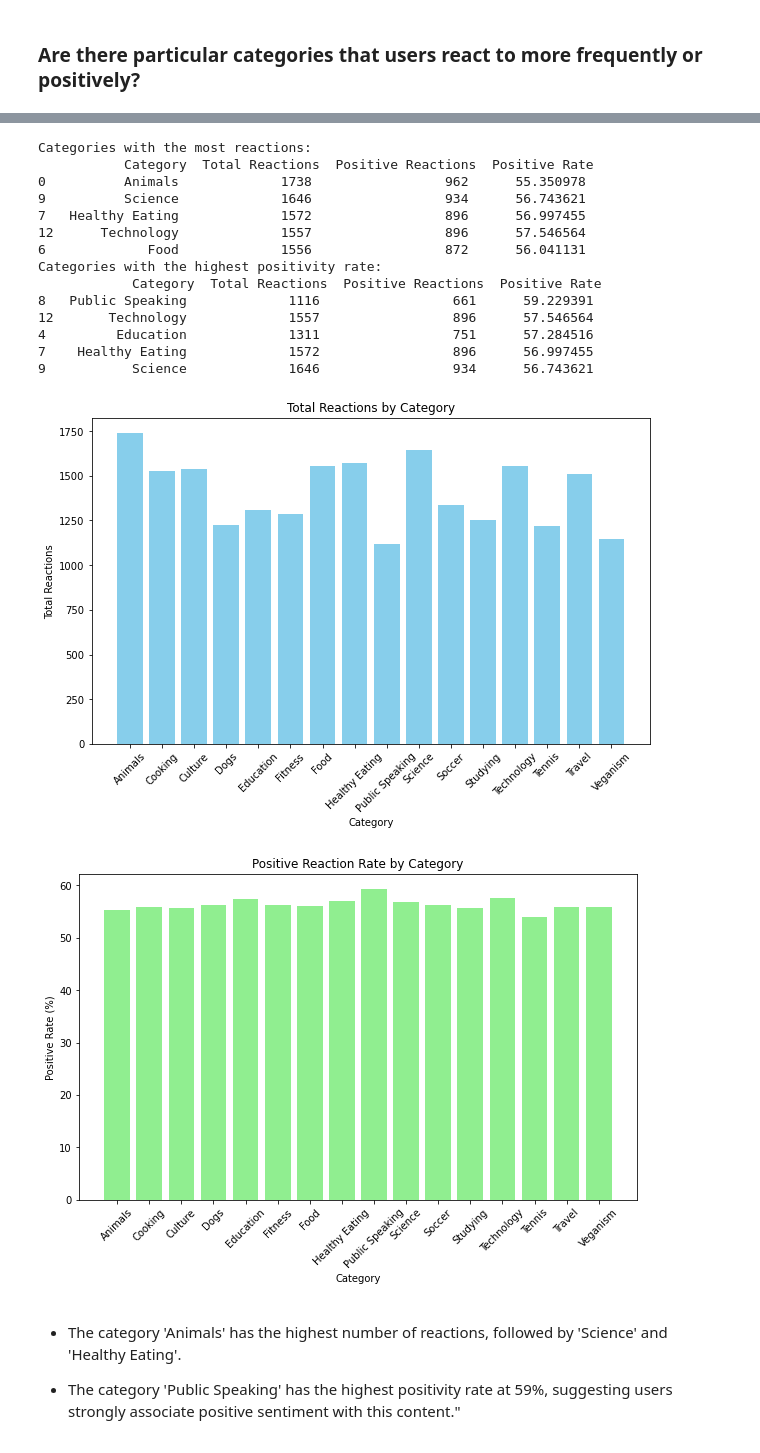
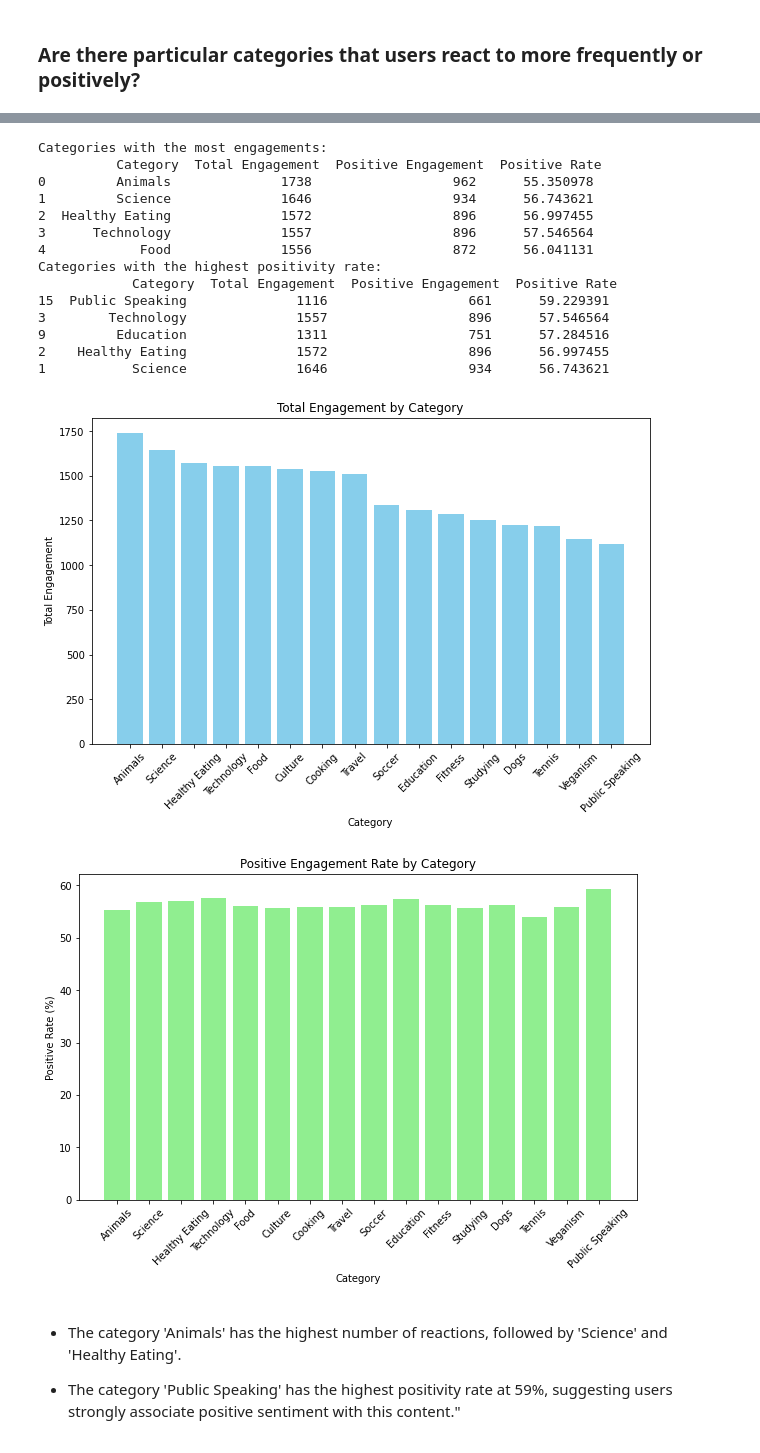
Before and after one commit to Oladk/Accenture-Content-Data-analysis, a Jupyter notebook: Accenture Content Data Analysis.ipynb, the cells around one changed output, grey strips where cells are left out. Drawn from its saved outputs; the diff is of its cells as text; code cells hidden in the pictures.

```diff
--- a/Accenture Content Data Analysis.ipynb
+++ b/Accenture Content Data Analysis.ipynb
@@ -165,3 +171,3 @@ dtype: int64
 # %%
 # Drop missing values
-reaction_data = reaction_data.dropna()
+reaction_data = reaction_data.dropna(axis=0, subset='User ID')
@@ -370,14 +390,14 @@ Name: count, dtype: int64
 # %% [markdown]
 ### Are there particular categories that users react to more frequently or positively?
 # %%
-# Count total reactions per category
-reaction_counts = reaction_data.groupby('Category').size().reset_index(name='Total Reactions')
+# Count total engagement per category
+engagement_counts = reaction_data['Category'].value_counts().reset_index(name='Total Engagement')
 # %%
-# Count positive reactions per category
-positive_reactions = reaction_data[reaction_data['Sentiment'] == 'Positive'].groupby('Category').size().reset_index(name='Positive Reactions')
+# Count positive engagement per category
+positive_engagement = reaction_data[reaction_data['Sentiment'] == 'Positive'].groupby('Category').size().reset_index(name='Positive Engagement')
 
-# Merge with total reactions
-reaction_analysis = pd.merge(reaction_counts, positive_reactions, on='Category', how='left')
-reaction_analysis['Positive Rate'] = (reaction_analysis['Positive Reactions'] / reaction_analysis['Total Reactions']) * 100
-print(reaction_analysis)
+# Merge with total engagement
+engagement_analysis = pd.merge(engagement_counts, positive_engagement, on='Category', how='left')
+engagement_analysis['Positive Rate'] = (engagement_analysis['Positive Engagement'] / engagement_analysis['Total Engagement']) * 100
+print(engagement_analysis)
 # %% [output]
@@ -401,48 +421,48 @@ print(reaction_analysis)
 # %%
-# Sort by Total Reactions
-top_categories_by_frequency = reaction_analysis.sort_values(by='Total Reactions', ascending=False)
+# Sort by Total engagement
+top_categories_by_frequency = engagement_analysis.sort_values(by='Total Engagement', ascending=False)
 
 # Sort by Positive Rate
-top_categories_by_positivity = reaction_analysis.sort_values(by='Positive Rate', ascending=False)
+top_categories_by_positivity = engagement_analysis.sort_values(by='Positive Rate', ascending=False)
 
-print("Categories with the most reactions:\n", top_categories_by_frequency.head())
+print("Categories with the most engagements:\n", top_categories_by_frequency.head())
 print("Categories with the highest positivity rate:\n", top_categories_by_positivity.head())
 # %% [output]
-Categories with the most reactions:
-           Category  Total Reactions  Positive Reactions  Positive Rate
-0          Animals             1738                 962      55.350978
-9          Science             1646                 934      56.743621
-7   Healthy Eating             1572                 896      56.997455
-12      Technology             1557                 896      57.546564
-6             Food             1556                 872      56.041131
+Categories with the most engagements:
+          Category  Total Engagement  Positive Engagement  Positive Rate
+0         Animals              1738                  962      55.350978
+1         Science              1646                  934      56.743621
+2  Healthy Eating              1572                  896      56.997455
+3      Technology              1557                  896      57.546564
+4            Food              1556                  872      56.041131
 Categories with the highest positivity rate:
-            Category  Total Reactions  Positive Reactions  Positive Rate
-8   Public Speaking             1116                 661      59.229391
-12       Technology             1557                 896      57.546564
-4         Education             1311                 751      57.284516
-7    Healthy Eating             1572                 896      56.997455
-9           Science             1646                 934      56.743621
+            Category  Total Engagement  Positive Engagement  Positive Rate
+15  Public Speaking              1116                  661      59.229391
+3        Technology              1557                  896      57.546564
+9         Education              1311                  751      57.284516
+2    Healthy Eating              1572                  896      56.997455
+1           Science              1646                  934      56.743621
 # %%
-# Bar plot for total reactions
+# Bar plot for total engagements
 plt.figure(figsize=(10, 6))
-plt.bar(reaction_analysis['Category'], reaction_analysis['Total Reactions'], color='skyblue')
-plt.title('Total Reactions by Category')
+plt.bar(engagement_analysis['Category'], engagement_analysis['Total Engagement'], color='skyblue')
+plt.title('Total Engagement by Category')
 plt.xlabel('Category')
-plt.ylabel('Total Reactions')
+plt.ylabel('Total Engagement')
 plt.xticks(rotation=45)
 plt.show()
 
 # Bar plot for positive rate
 plt.figure(figsize=(10, 6))
-plt.bar(reaction_analysis['Category'], reaction_analysis['Positive Rate'], color='lightgreen')
-plt.title('Positive Reaction Rate by Category')
+plt.bar(engagement_analysis['Category'], engagement_analysis['Positive Rate'], color='lightgreen')
+plt.title('Positive Engagement Rate by Category')
 plt.xlabel('Category')
 plt.ylabel('Positive Rate (%)')
 plt.xticks(rotation=45)
 plt.show()
 # %% [output]
-[figure, old version]
+[figure, new version]
-[figure, old version]
+[figure, new version]
 # %% [markdown]
 - The category 'Animals' has the highest number of reactions, followed by 'Science' and 'Healthy Eating'.
 
```
Also changed, not shown: parts of 22 cells of this notebook.
